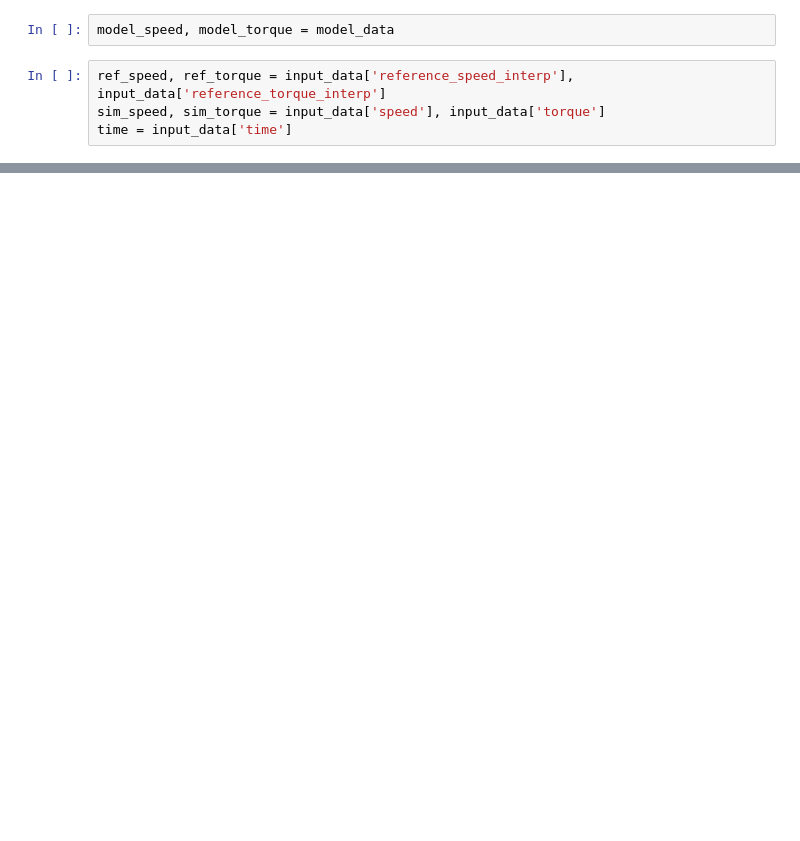
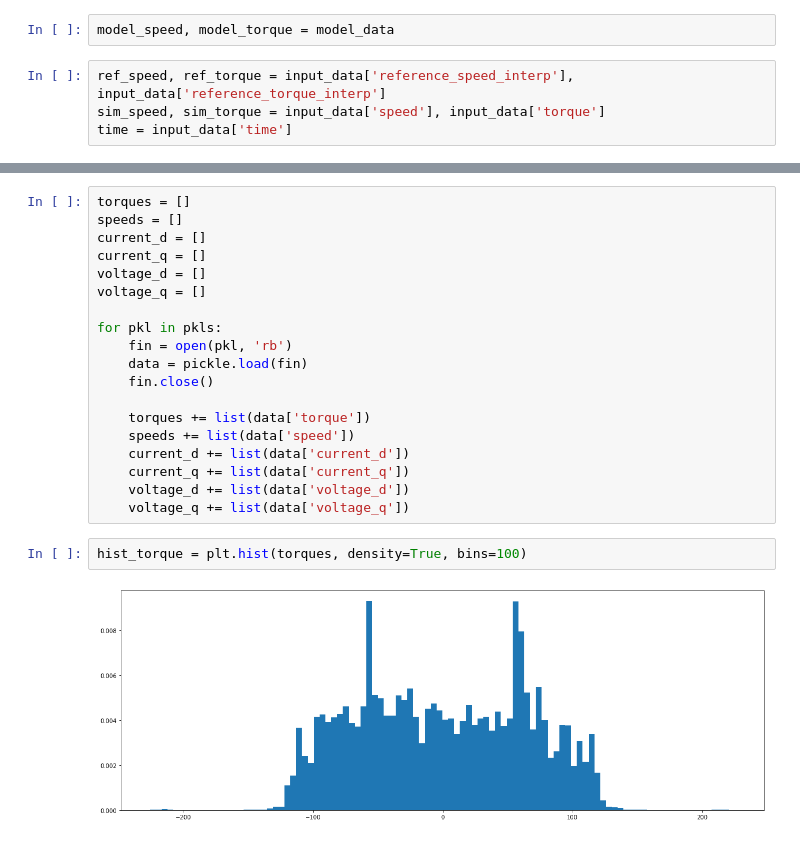
Before and after one commit to sagarverma/MotorDynamics, a Jupyter notebook: notebooks/plot_motornn.ipynb, the cells around one changed output, grey strips where cells are left out. Drawn from its saved outputs; the diff is of its cells as text; blank space fills up the shorter version.

```diff
--- a/notebooks/plot_motornn.ipynb
+++ b/notebooks/plot_motornn.ipynb
@@ -36,0 +65,23 @@ plt.plot(time, model_torque)
+# %%
+torques = []
+speeds = []
+current_d = []
+current_q = []
+voltage_d = []
+voltage_q = []
+
+for pkl in pkls:
+    fin = open(pkl, 'rb')
+    data = pickle.load(fin)
+    fin.close()
+
+    torques += list(data['torque'])
+    speeds += list(data['speed'])
+    current_d += list(data['current_d'])
+    current_q += list(data['current_q'])
+    voltage_d += list(data['voltage_d'])
+    voltage_q += list(data['voltage_q'])
+# %%
+hist_torque = plt.hist(torques, density=True, bins=100)
+# %% [output]
+[figure, added]
```
Also changed, not shown: parts of 11 cells of this notebook, 1 other file.
